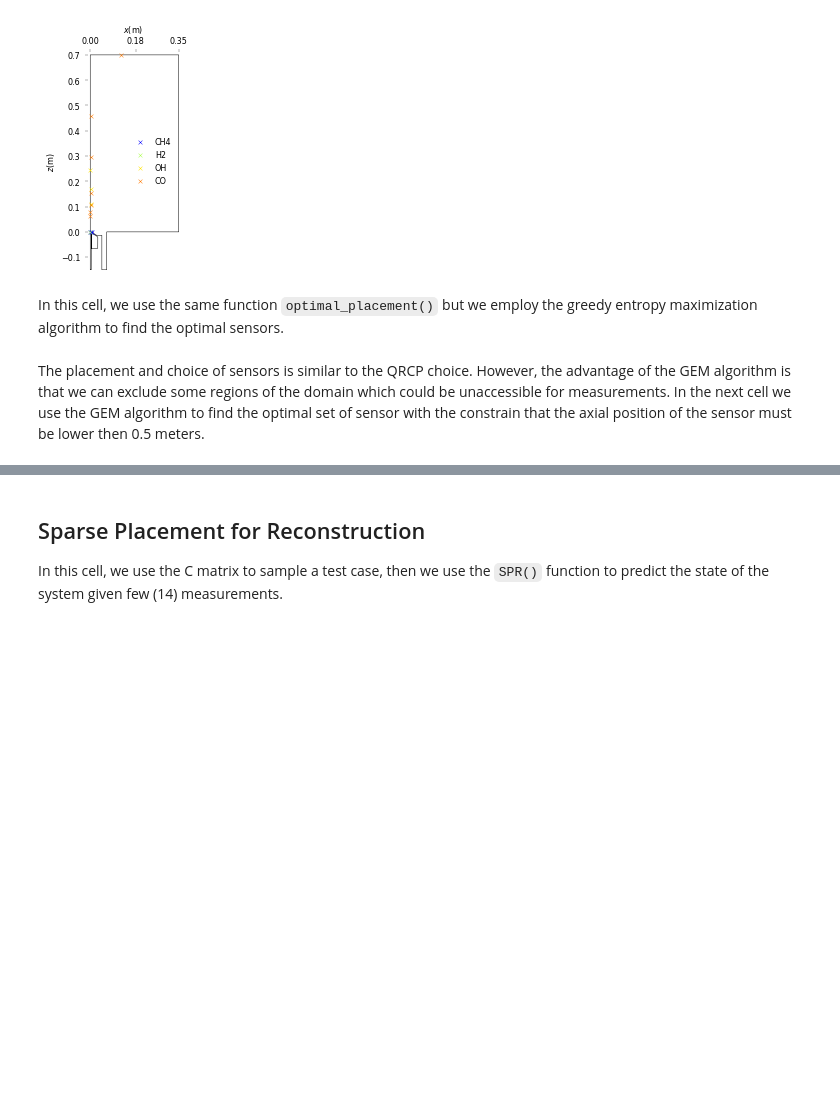
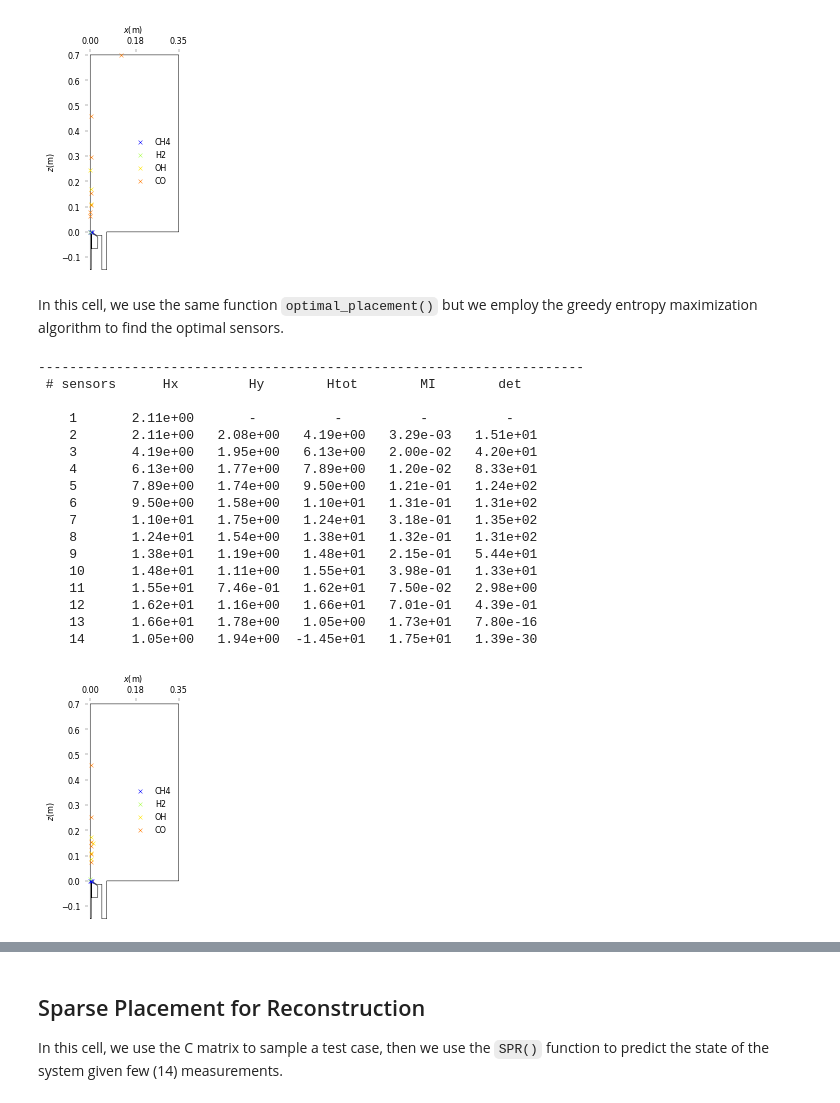
Before and after one commit to burn-research/OpenMEASURE, a Jupyter notebook: docs/sparse_sensing_doc.ipynb, the cells around one changed output, grey strips where cells are left out. Cells and saved outputs as stored; diff of their text form; code cells hidden in the pictures; blank space fills up the shorter version.

```diff
--- a/docs/sparse_sensing_doc.ipynb
+++ b/docs/sparse_sensing_doc.ipynb
@@ -205,5 +250,3 @@ for i in range(n_sensors):
 plot_sensors(xz_sensors, features, mesh_outline)
 # %% [output]
 [figure]
-# %% [markdown]
-In this cell, we use the same function `optimal_placement()` but we employ the greedy entropy maximization algorithm to find the optimal sensors.
@@ -223,2 +252,0 @@ plot_sensors(xz_sensors, features, mesh_outline)
-# %% [markdown]
-The placement and choice of sensors is similar to the QRCP choice. However, the advantage of the GEM algorithm is that we can exclude some regions of the domain which could be unaccessible for measurements. In the next cell we use the GEM algorithm to find the optimal set of sensor with the constrain that the axial position of the sensor must be lower then 0.5 meters.
@@ -237,0 +253,34 @@ plot_sensors(xz_sensors, features, mesh_outline)
+# %% [markdown]
+In this cell, we use the same function `optimal_placement()` but we employ the greedy entropy maximization algorithm to find the optimal sensors.
+# %%
+# Compute the optimal measurement matrix using gem decomposition
+n_sensors = 14
+C_gem = spr.optimal_placement(calc_type='gem', n_sensors=n_sensors, n_modes=99.5, verbose=True)
+
+# Get the sensors positions and features
+xz_sensors = np.zeros((n_sensors, 4))
+for i in range(n_sensors):
+    index = np.argmax(C_gem[i,:])
+    xz_sensors[i,:2] = xz[index % n_cells, :]
+    xz_sensors[i,2] = index // n_cells
+
+plot_sensors(xz_sensors, features, mesh_outline)
+# %% [output]
+----------------------------------------------------------------------
+ # sensors      Hx         Hy        Htot        MI        det
+
+    1       2.11e+00       -          -          -          -
+    2       2.11e+00   2.08e+00   4.19e+00   3.29e-03   1.51e+01
+    3       4.19e+00   1.95e+00   6.13e+00   2.00e-02   4.20e+01
+    4       6.13e+00   1.77e+00   7.89e+00   1.20e-02   8.33e+01
+    5       7.89e+00   1.74e+00   9.50e+00   1.21e-01   1.24e+02
+    6       9.50e+00   1.58e+00   1.10e+01   1.31e-01   1.31e+02
+    7       1.10e+01   1.75e+00   1.24e+01   3.18e-01   1.35e+02
+    8       1.24e+01   1.54e+00   1.38e+01   1.32e-01   1.31e+02
+    9       1.38e+01   1.19e+00   1.48e+01   2.15e-01   5.44e+01
+    10      1.48e+01   1.11e+00   1.55e+01   3.98e-01   1.33e+01
+    11      1.55e+01   7.46e-01   1.62e+01   7.50e-02   2.98e+00
+    12      1.62e+01   1.16e+00   1.66e+01   7.01e-01   4.39e-01
+    13      1.66e+01   1.78e+00   1.05e+00   1.73e+01   7.80e-16
+    14      1.05e+00   1.94e+00  -1.45e+01   1.75e+01   1.39e-30
+[figure, added]
```
Also changed, not shown: parts of 5 cells of this notebook, 4 other files.
